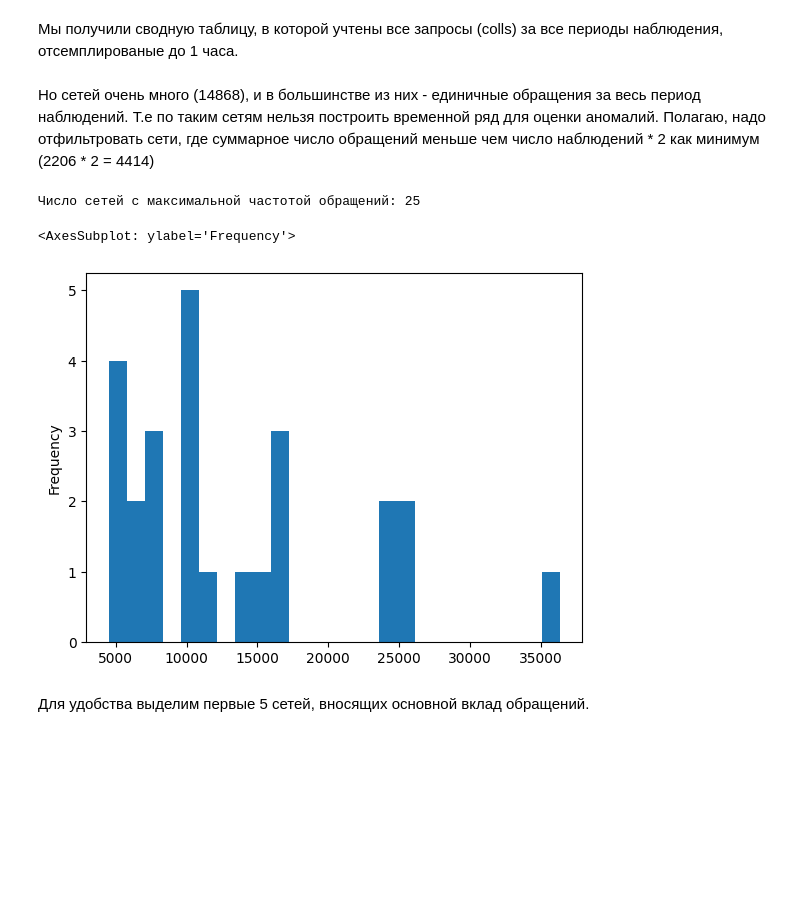
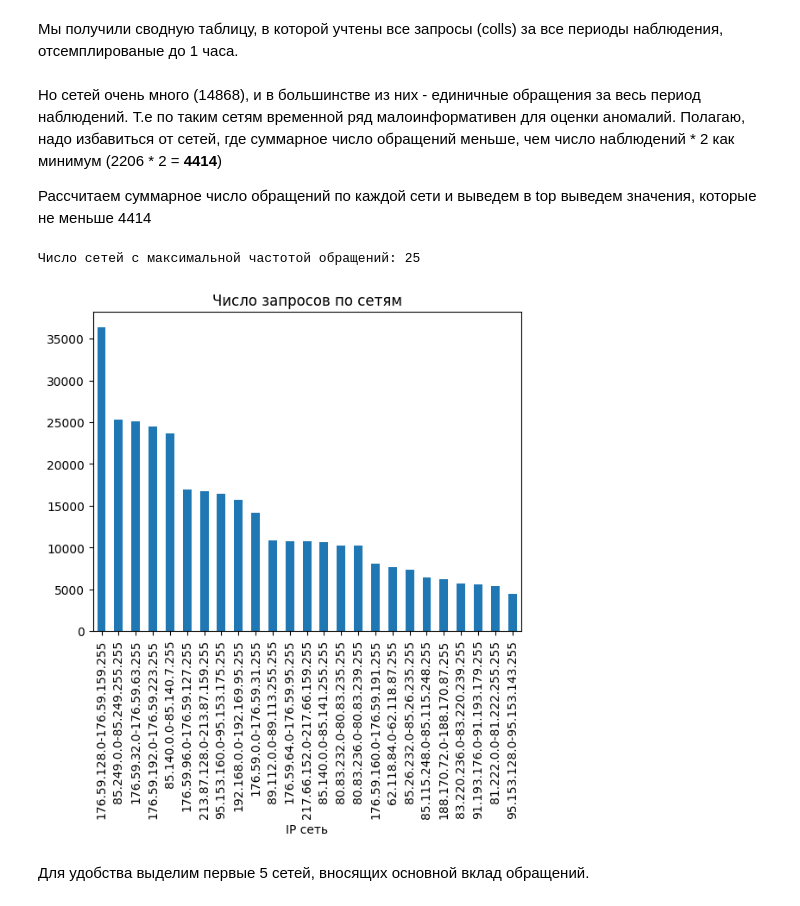
Before and after one commit to mechnotech/time_series_task, a Jupyter notebook: notebooks/middle_task_v1.ipynb, the cells around one changed output. Drawn from its saved outputs; the diff is of its cells as text; code cells hidden in the pictures; blank space fills up the shorter version.

```diff
--- a/notebooks/middle_task_v1.ipynb
+++ b/notebooks/middle_task_v1.ipynb
@@ -113,20 +120,21 @@ df_pv
 # %% [markdown]
 Мы получили сводную таблицу, в которой учтены все запросы (colls) за все периоды наблюдения, отсемплированые до 1 часа.
 # %% [markdown]
-Но сетей очень много (14868), и в большинстве из них - единичные обращения за весь период наблюдений. Т.е по таким сетям нельзя построить временной ряд для оценки аномалий.
-Полагаю, надо отфильтровать сети, где суммарное число обращений меньше чем число наблюдений * 2 как минимум  (2206 * 2 = 4414)
+Но сетей очень много (14868), и в большинстве из них - единичные обращения за весь период наблюдений. Т.е по таким сетям временной ряд малоинформативен для оценки аномалий.
+Полагаю, надо избавиться от сетей, где суммарное число обращений меньше, чем число наблюдений * 2 как минимум  (2206 * 2 = **4414**)
+
+Рассчитаем суммарное число обращений по каждой сети и выведем в top выведем значения, которые не меньше 4414
 # %%
 values = df_pv.sum(axis=0)
 # %%
-top = values[values > 4414]
+top = values[values >= 4414]
 print('Число сетей с максимальной частотой обращений:', len(top))
 # %% [output]
 Число сетей с максимальной частотой обращений: 25
 # %%
-top.sort_values(ascending=False).plot.hist(bins=25)
+top.sort_values(ascending=False).plot.bar(stacked=True, title='Число запросов по сетям', xlabel='IP сеть');
 # %% [output]
-<AxesSubplot: ylabel='Frequency'>
-[figure, old version]
+[figure, new version]
 # %% [markdown]
 Для удобства выделим первые 5 сетей, вносящих основной вклад обращений.
 # %%
```
Also changed, not shown: parts of 18 cells of this notebook, 2 other files.
